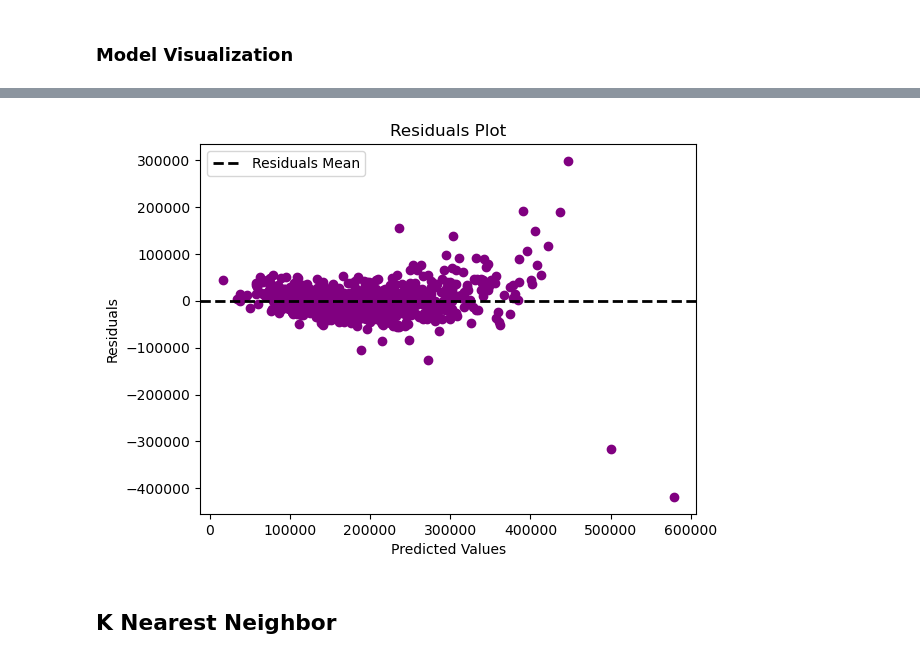
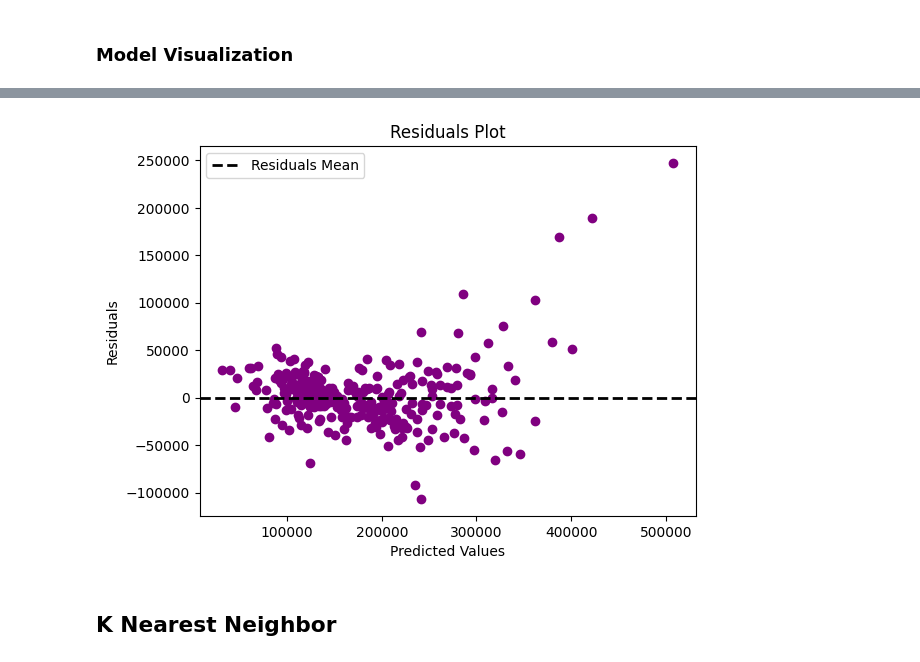
Before and after one commit to gimmeursocks/UTKFaceClassifier, a Jupyter notebook: Houses_Regression.ipynb, the cells around one changed output, grey strips where cells are left out. Drawn from its saved outputs; the diff is of its cells as text; code cells hidden in the pictures.

```diff
--- a/Houses_Regression.ipynb
+++ b/Houses_Regression.ipynb
@@ -353,16 +359,16 @@ plt.show()
-# %%
-residuals = y_train - model.predict(X_train)
-
-plt.scatter(model.predict(X_train), residuals, color='purple')
-plt.axhline(y=0, color='black', linestyle='--', linewidth=2, label='Residuals Mean')
-
-plt.xlabel('Predicted Values')
-plt.ylabel('Residuals')
-plt.title('Residuals Plot')
-plt.legend()
-plt.show()
-# %% [output]
-[figure, removed]
+# %%
+residuals = y_test - model.predict(X_test)
+
+plt.scatter(model.predict(X_test), residuals, color='purple')
+plt.axhline(y=0, color='black', linestyle='--', linewidth=2, label='Residuals Mean')
+
+plt.xlabel('Predicted Values')
+plt.ylabel('Residuals')
+plt.title('Residuals Plot')
+plt.legend()
+plt.show()
+# %% [output]
+[figure, added]
 # %% [markdown]
 ## K Nearest Neighbor
 # %% [markdown]
```
Also changed, not shown: parts of 11 cells of this notebook, 2 other files.
